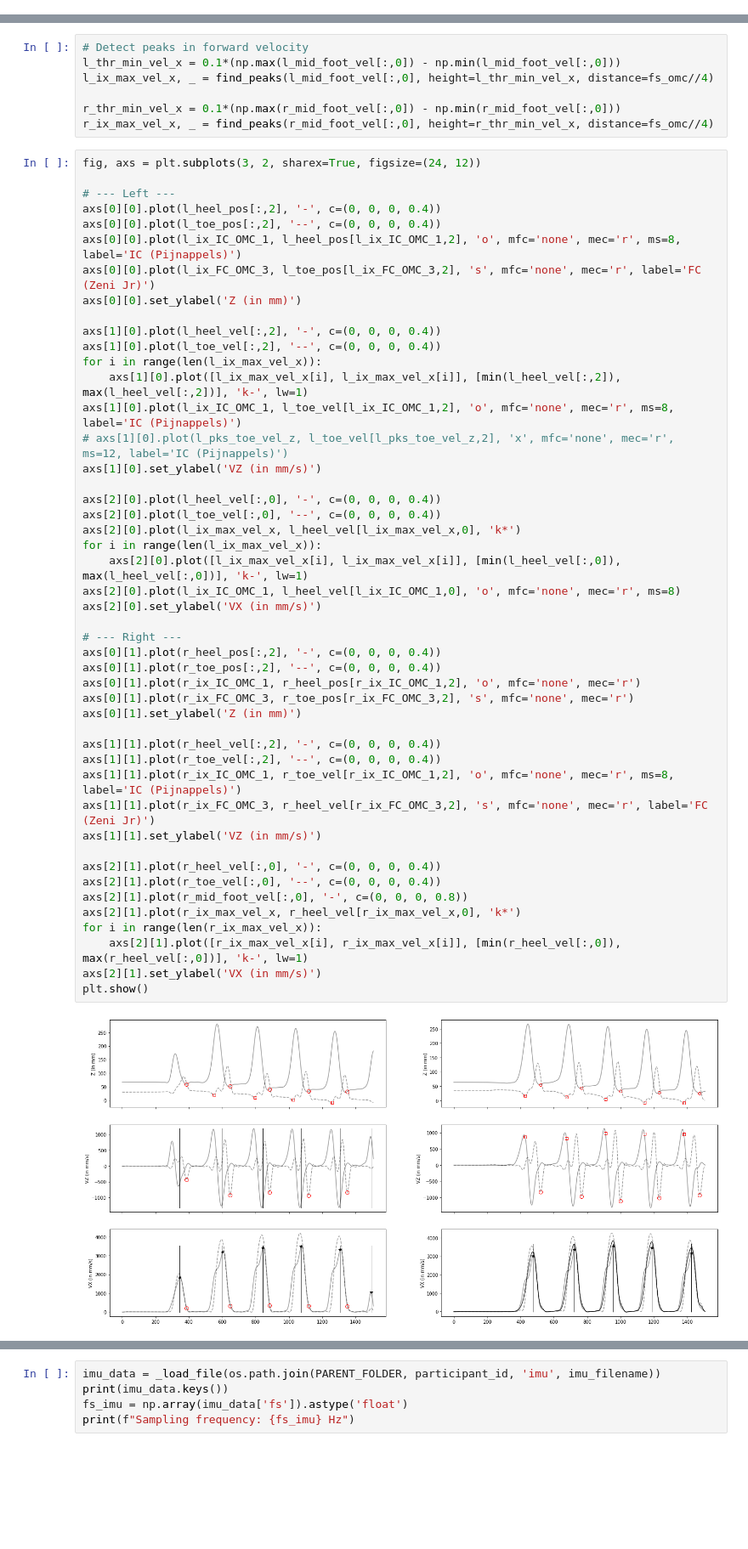
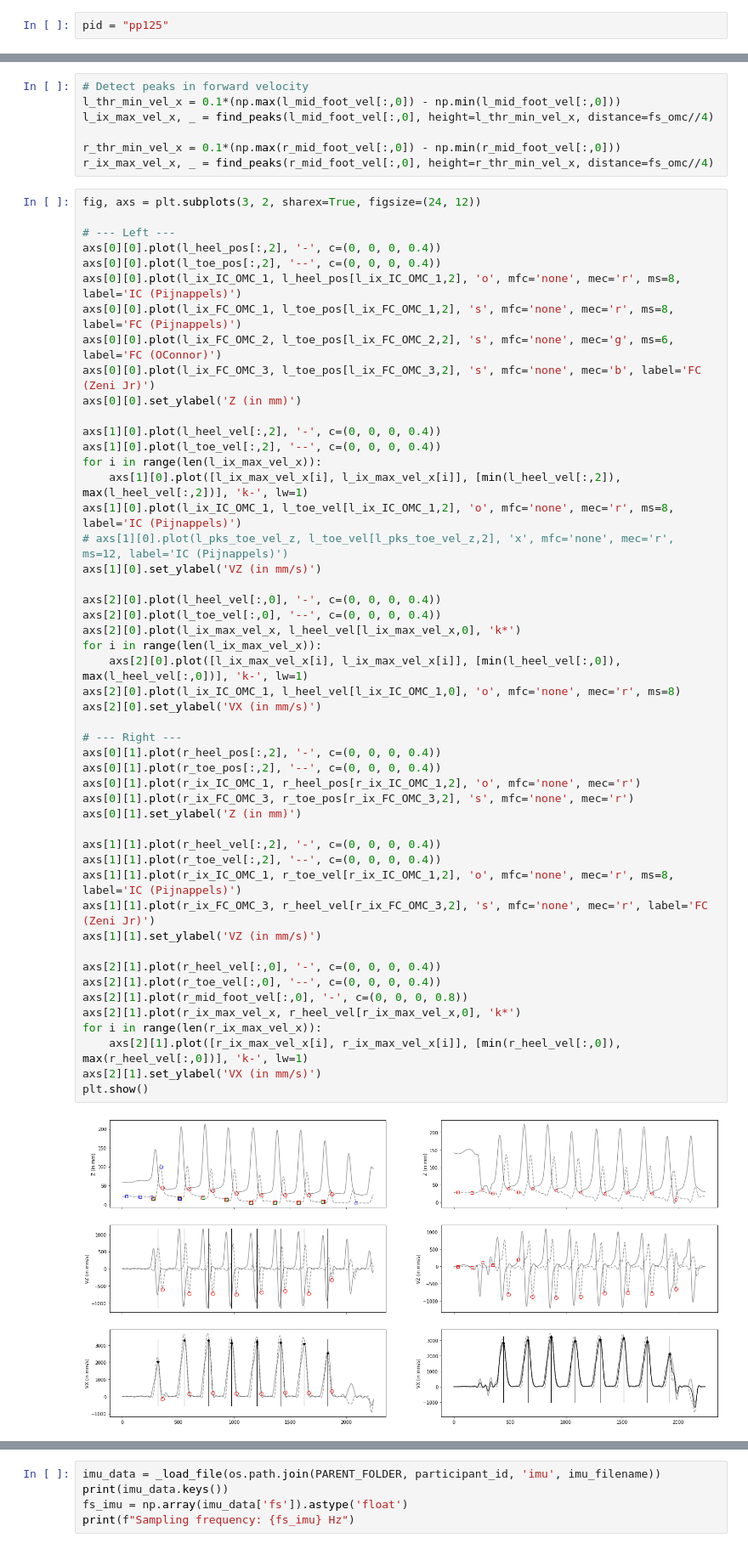
Before and after one commit to neurogeriatricskiel/pymocap, a Jupyter notebook: debug.ipynb, the cells around one changed output, grey strips where cells are left out. Shown: that part at 85% size. Drawn from its saved outputs; the diff is of its cells as text; blank space fills up the shorter version.

```diff
--- a/debug.ipynb
+++ b/debug.ipynb
@@ -16,3 +11,5 @@ participant_ids.index(pid)
+# %%
+pid = "pp125"
 # %%
 PARENT_FOLDER = "/mnt/neurogeriatrics_data/Keep Control/Data/lab dataset"  # on Linux
 OUTPUT_FOLDER = "/mnt/neurogeriatrics_data/Keep Control/Output/lab dataset"  # on Linux
@@ -105,7 +102,9 @@ fig, axs = plt.subplots(3, 2, sharex=True, figsize=(24, 12))
 axs[0][0].plot(l_heel_pos[:,2], '-', c=(0, 0, 0, 0.4))
 axs[0][0].plot(l_toe_pos[:,2], '--', c=(0, 0, 0, 0.4))
 axs[0][0].plot(l_ix_IC_OMC_1, l_heel_pos[l_ix_IC_OMC_1,2], 'o', mfc='none', mec='r', ms=8, label='IC (Pijnappels)')
-axs[0][0].plot(l_ix_FC_OMC_3, l_toe_pos[l_ix_FC_OMC_3,2], 's', mfc='none', mec='r', label='FC (Zeni Jr)')
+axs[0][0].plot(l_ix_FC_OMC_1, l_toe_pos[l_ix_FC_OMC_1,2], 's', mfc='none', mec='r', ms=8, label='FC (Pijnappels)')
+axs[0][0].plot(l_ix_FC_OMC_2, l_toe_pos[l_ix_FC_OMC_2,2], 's', mfc='none', mec='g', ms=6, label='FC (OConnor)')
+axs[0][0].plot(l_ix_FC_OMC_3, l_toe_pos[l_ix_FC_OMC_3,2], 's', mfc='none', mec='b', label='FC (Zeni Jr)')
 axs[0][0].set_ylabel('Z (in mm)')
 
 axs[1][0].plot(l_heel_vel[:,2], '-', c=(0, 0, 0, 0.4))
@@ -119,31 +118,31 @@ axs[1][0].set_ylabel('VZ (in mm/s)')
 axs[2][0].plot(l_heel_vel[:,0], '-', c=(0, 0, 0, 0.4))
 axs[2][0].plot(l_toe_vel[:,0], '--', c=(0, 0, 0, 0.4))
 axs[2][0].plot(l_ix_max_vel_x, l_heel_vel[l_ix_max_vel_x,0], 'k*')
 for i in range(len(l_ix_max_vel_x)):
     axs[2][0].plot([l_ix_max_vel_x[i], l_ix_max_vel_x[i]], [min(l_heel_vel[:,0]), max(l_heel_vel[:,0])], 'k-', lw=1)
 axs[2][0].plot(l_ix_IC_OMC_1, l_heel_vel[l_ix_IC_OMC_1,0], 'o', mfc='none', mec='r', ms=8)
 axs[2][0].set_ylabel('VX (in mm/s)')
 
 # --- Right ---
 axs[0][1].plot(r_heel_pos[:,2], '-', c=(0, 0, 0, 0.4))
 axs[0][1].plot(r_toe_pos[:,2], '--', c=(0, 0, 0, 0.4))
 axs[0][1].plot(r_ix_IC_OMC_1, r_heel_pos[r_ix_IC_OMC_1,2], 'o', mfc='none', mec='r')
 axs[0][1].plot(r_ix_FC_OMC_3, r_toe_pos[r_ix_FC_OMC_3,2], 's', mfc='none', mec='r')
 axs[0][1].set_ylabel('Z (in mm)')
 
 axs[1][1].plot(r_heel_vel[:,2], '-', c=(0, 0, 0, 0.4))
 axs[1][1].plot(r_toe_vel[:,2], '--', c=(0, 0, 0, 0.4))
 axs[1][1].plot(r_ix_IC_OMC_1, r_toe_vel[r_ix_IC_OMC_1,2], 'o', mfc='none', mec='r', ms=8, label='IC (Pijnappels)')
 axs[1][1].plot(r_ix_FC_OMC_3, r_heel_vel[r_ix_FC_OMC_3,2], 's', mfc='none', mec='r', label='FC (Zeni Jr)')
 axs[1][1].set_ylabel('VZ (in mm/s)')
 
 axs[2][1].plot(r_heel_vel[:,0], '-', c=(0, 0, 0, 0.4))
 axs[2][1].plot(r_toe_vel[:,0], '--', c=(0, 0, 0, 0.4))
 axs[2][1].plot(r_mid_foot_vel[:,0], '-', c=(0, 0, 0, 0.8))
 axs[2][1].plot(r_ix_max_vel_x, r_heel_vel[r_ix_max_vel_x,0], 'k*')
 for i in range(len(r_ix_max_vel_x)):
     axs[2][1].plot([r_ix_max_vel_x[i], r_ix_max_vel_x[i]], [min(r_heel_vel[:,0]), max(r_heel_vel[:,0])], 'k-', lw=1)
 axs[2][1].set_ylabel('VX (in mm/s)')
 plt.show()
 # %% [output]
-[figure, old version]
+[figure, new version]
```
Also changed, not shown: parts of 7 cells of this notebook.
